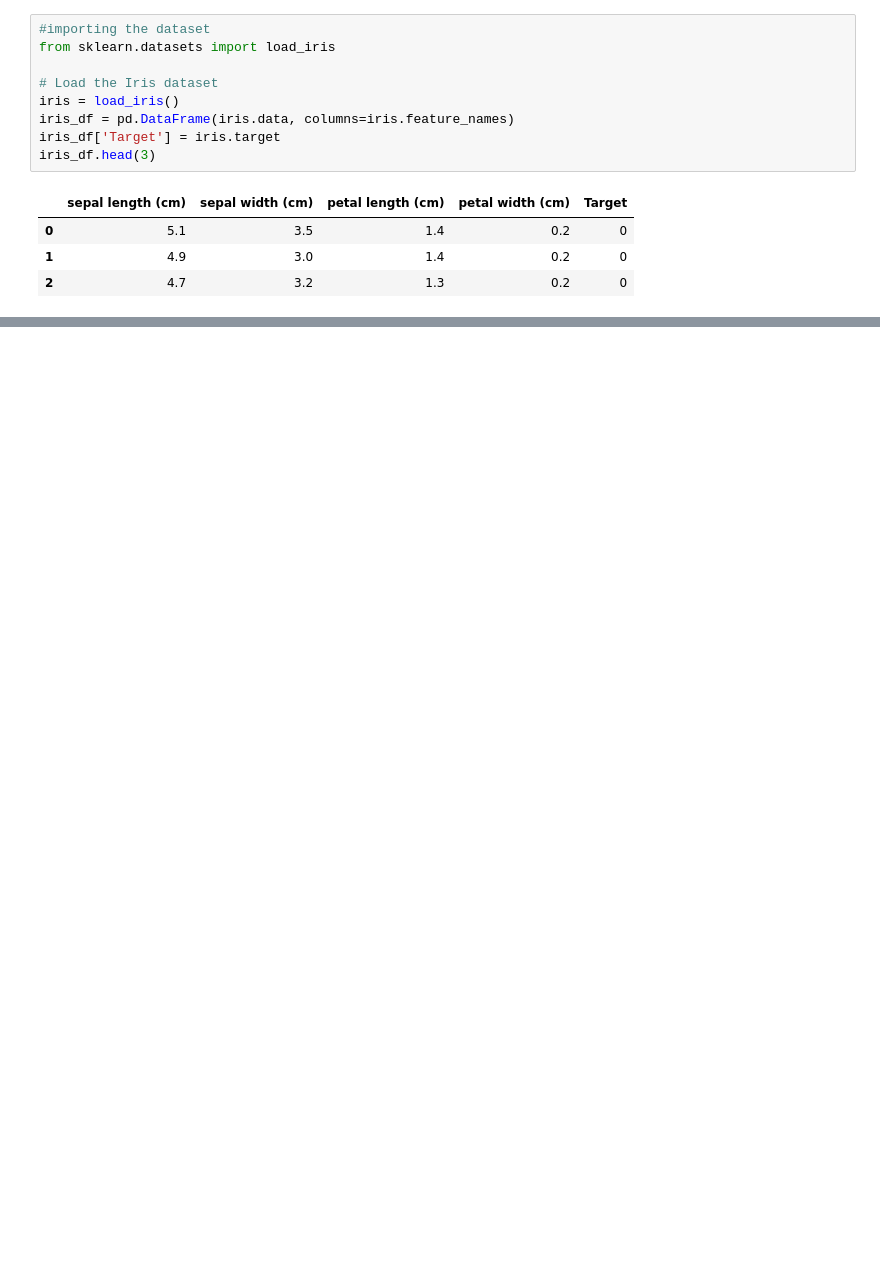
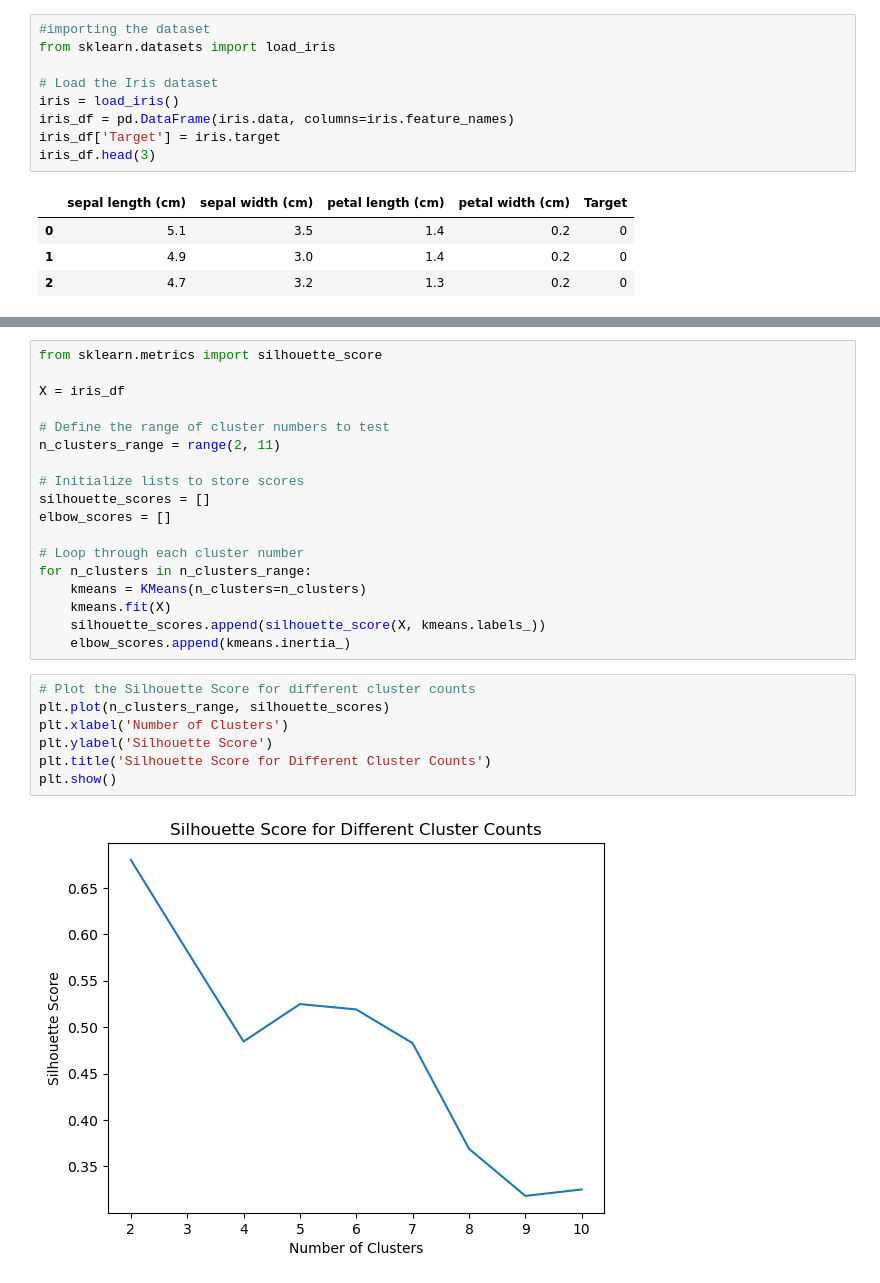
Before and after one commit to Syed-Shahir/100DaysOfBytewise, a Jupyter notebook: BTW_W7_Task1.ipynb, the cells around one changed output, grey strips where cells are left out. Drawn from its saved outputs; the diff is of its cells as text; blank space fills up the shorter version.

```diff
--- a/BTW_W7_Task1.ipynb
+++ b/BTW_W7_Task1.ipynb
@@ -28,0 +54,27 @@ iris_df.head(3)
+# %%
+from sklearn.metrics import silhouette_score
+
+X = iris_df
+
+# Define the range of cluster numbers to test
+n_clusters_range = range(2, 11)
+
+# Initialize lists to store scores
+silhouette_scores = []
+elbow_scores = []
+
+# Loop through each cluster number
+for n_clusters in n_clusters_range:
+    kmeans = KMeans(n_clusters=n_clusters)
+    kmeans.fit(X)
+    silhouette_scores.append(silhouette_score(X, kmeans.labels_))
+    elbow_scores.append(kmeans.inertia_)
+# %%
+# Plot the Silhouette Score for different cluster counts
+plt.plot(n_clusters_range, silhouette_scores)
+plt.xlabel('Number of Clusters')
+plt.ylabel('Silhouette Score')
+plt.title('Silhouette Score for Different Cluster Counts')
+plt.show()
+# %% [output]
+[figure, added]
```
Also changed, not shown: parts of 15 cells of this notebook.
